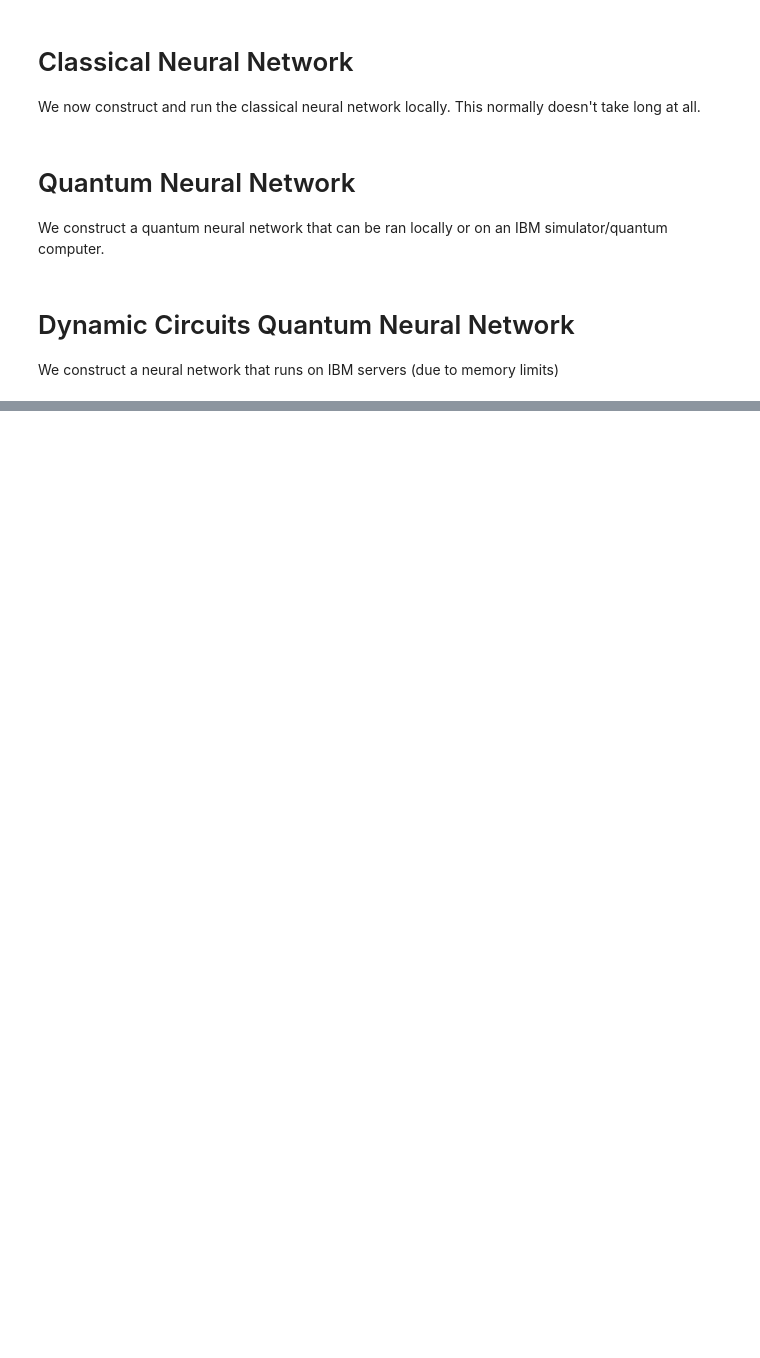
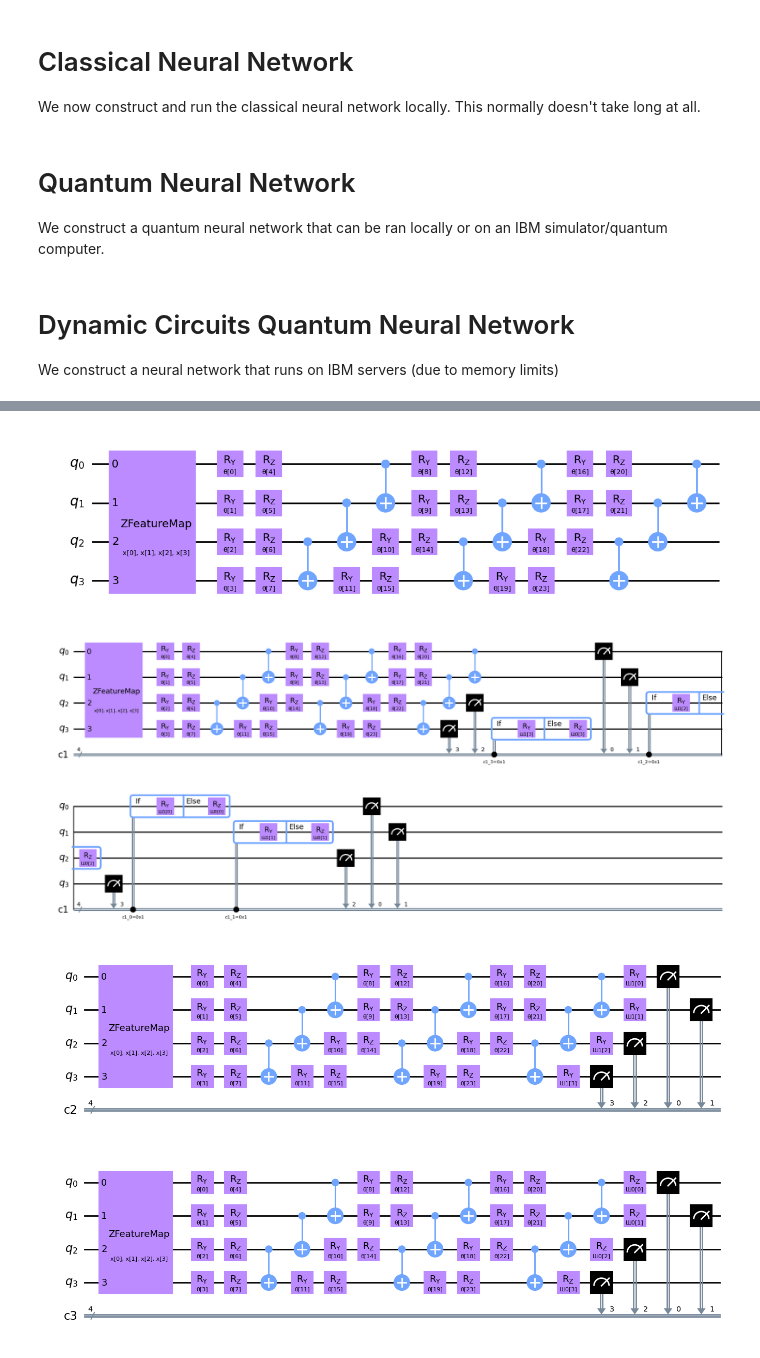
Before and after one commit to Capstone-I/Capstone-I, a Jupyter notebook: Lynch-Work/runner.ipynb, the cells around one changed output, grey strips where cells are left out. Drawn from its saved outputs; the diff is of its cells as text; code cells hidden in the pictures; blank space fills up the shorter version.

```diff
--- a/Lynch-Work/runner.ipynb
+++ b/Lynch-Work/runner.ipynb
@@ -56,10 +58,10 @@ This includes:
 iterations = 80  # The set iteration limit for the optimizer. Integer > 0
 use_frac = False  # If true, use data_frac as a fraction for sample size. Else use data_count.
 data_frac = 0.005  # Fraction of dataset to sample. Decimal [0-1]
-data_count = 1000  # Number of data entries to sample. Integer [0-number of entries]
+data_count = 250  # Number of data entries to sample. Integer [0-number of entries]
 train_frac = 0.8  # Fraction of data subset from above to use on training. Decimal [0-1]
 batch_size = 250  # Maximum batch size for models. Integer > 0
-num_features = 8  # Number of features for model. RFV requires a 2^k number. Integer [0-features]
+num_features = 4  # Number of features for model. RFV requires a 2^k number. Integer [0-features]
 # %% [markdown]
 ### This section is for Classical Neural Network specific configuration
 This includes:
@@ -127,7 +129,7 @@ dynamic_desc = "Single Dynamic Rotation End Row with No Hadamards"
 dynamic_feature_map = ZFeatureMap(
     num_features,
     reps=1)
-dynamic_ansatz = EfficientSU2(
+dynamic_ansatz_blank = EfficientSU2(
     num_qubits=dynamic_feature_map.num_qubits,
     reps=3,
     skip_final_rotation_layer=True,
@@ -489,16 +584,33 @@ DynamicFinalRotationBlockFactory(4).draw(output="mpl")
 # %%
 # Construct the circuit
 if not skip_dynamic:
     #feature_map = RawFeatureVector(num_features) # Note: RFV requires num_features = 2^k. Also known to break.
-    dynamic_block = DynamicFinalRotationBlockFactory(dynamic_feature_map.num_qubits)
-    dynamic_ansatz.compose(dynamic_block, inplace=True)
-
     dynamic_circuit = QuantumCircuit(dynamic_feature_map.num_qubits)
     dynamic_circuit.compose(dynamic_feature_map, inplace=True)
-    dynamic_circuit.compose(dynamic_ansatz, inplace=True)
+
+    dynamic_block_normal = DynamicFinalRotationBlockFactory([2 for x in range(0, dynamic_circuit.num_qubits)])
+    dynamic_block_true = DynamicFinalRotationBlockFactory([1 for x in range(0, dynamic_circuit.num_qubits)])
+    dynamic_block_false = DynamicFinalRotationBlockFactory([0 for x in range(0, dynamic_circuit.num_qubits)])
+
+    dynamic_ansatz_normal = dynamic_ansatz_blank.compose(dynamic_block_normal)
+    dynamic_ansatz_true = dynamic_ansatz_blank.compose(dynamic_block_true)
+    dynamic_ansatz_false = dynamic_ansatz_blank.compose(dynamic_block_false)
+
+    dynamic_circuit_blank = dynamic_circuit.compose(dynamic_ansatz_blank)
+    dynamic_circuit_normal = dynamic_circuit.compose(dynamic_ansatz_normal)
+    dynamic_circuit_true = dynamic_circuit.compose(dynamic_ansatz_true)
+    dynamic_circuit_false = dynamic_circuit.compose(dynamic_ansatz_false)
 
     #ansatz.decompose().draw(output="mpl")
-    display(dynamic_circuit.draw(output="mpl"))
+    display(dynamic_circuit_blank.draw(output="mpl"))
+    display(dynamic_circuit_normal.draw(output="mpl"))
+    display(dynamic_circuit_true.draw(output="mpl"))
+    display(dynamic_circuit_false.draw(output="mpl"))
+# %% [output]
+[figure, added]
+[figure, added]
+[figure, added]
+[figure, added]
 # %%
 # Define the interpreting function for the model
 if skip_quantum and not skip_dynamic:
```
Also changed, not shown: parts of 17 cells of this notebook, 1 other file.
